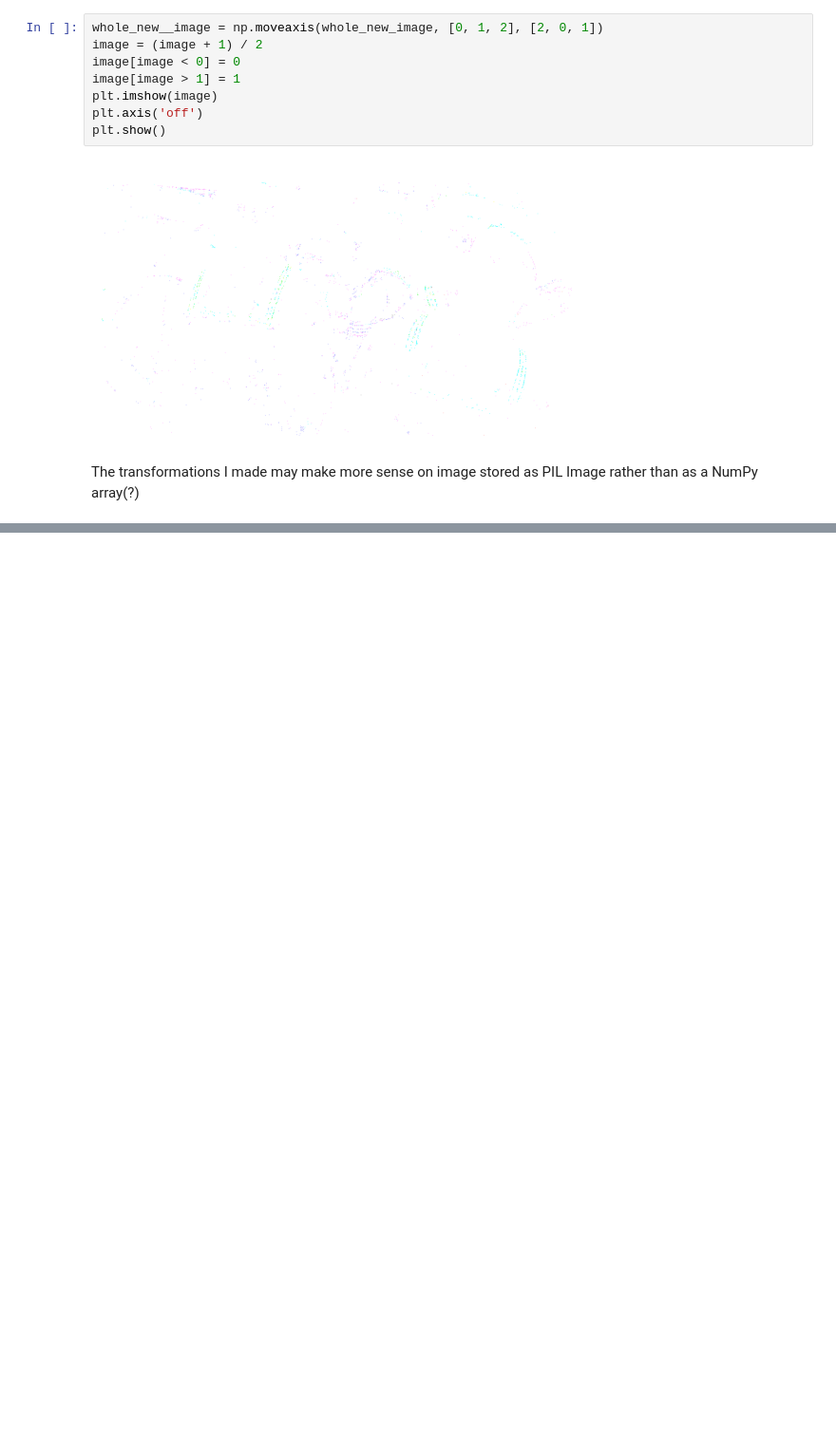
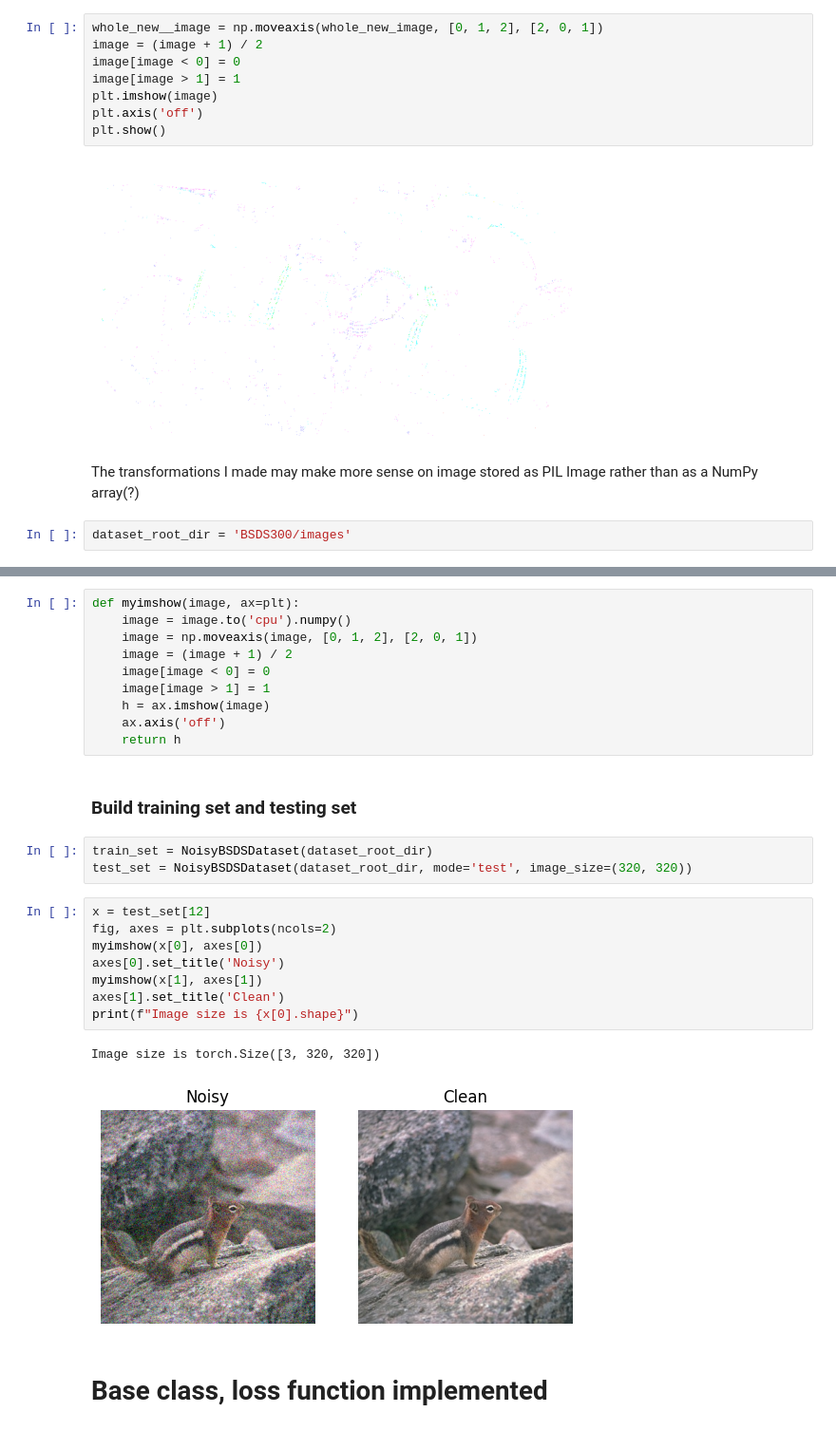
Before and after one commit to descarteslover/Denoising-Convolutional-Neural-Network, a Jupyter notebook: Scratchpad for Image Denoising wtih Deep CNNs.ipynb, the cells around one changed output, grey strips where cells are left out. Shown: that part at 95% size. Saved outputs shown, nothing was run; the diff lists cells and outputs as text; blank space fills up the shorter version.

Commit message:
Add dataset class, plotted test images, Add Pytorch DnCNN class

```diff
--- a/Scratchpad for Image Denoising wtih Deep CNNs.ipynb
+++ b/Scratchpad for Image Denoising wtih Deep CNNs.ipynb
@@ -57,6 +57,8 @@ plt.show()
 [figure]
 # %% [markdown]
 The transformations I made may make more sense on image stored as PIL Image rather than as a NumPy array(?)
+# %%
+dataset_root_dir = 'BSDS300/images'
 # %%
 import os
 import torch.nn as nn
@@ -71,0 +109,28 @@ ModuleNotFoundError: No module named 'nntools.utils'
+# %%
+def myimshow(image, ax=plt):
+    image = image.to('cpu').numpy()
+    image = np.moveaxis(image, [0, 1, 2], [2, 0, 1])
+    image = (image + 1) / 2
+    image[image < 0] = 0
+    image[image > 1] = 1
+    h = ax.imshow(image)
+    ax.axis('off')
+    return h
+# %% [markdown]
+### Build training set and testing set
+# %%
+train_set = NoisyBSDSDataset(dataset_root_dir)
+test_set = NoisyBSDSDataset(dataset_root_dir, mode='test', image_size=(320, 320))
+# %%
+x = test_set[12]
+fig, axes = plt.subplots(ncols=2)
+myimshow(x[0], axes[0])
+axes[0].set_title('Noisy')
+myimshow(x[1], axes[1])
+axes[1].set_title('Clean')
+print(f"Image size is {x[0].shape}")
+# %% [output]
+Image size is torch.Size([3, 320, 320])
+[figure, added]
+# %% [markdown]
+# Base class, loss function implemented
```
Also changed, not shown: parts of 12 cells of this notebook.
